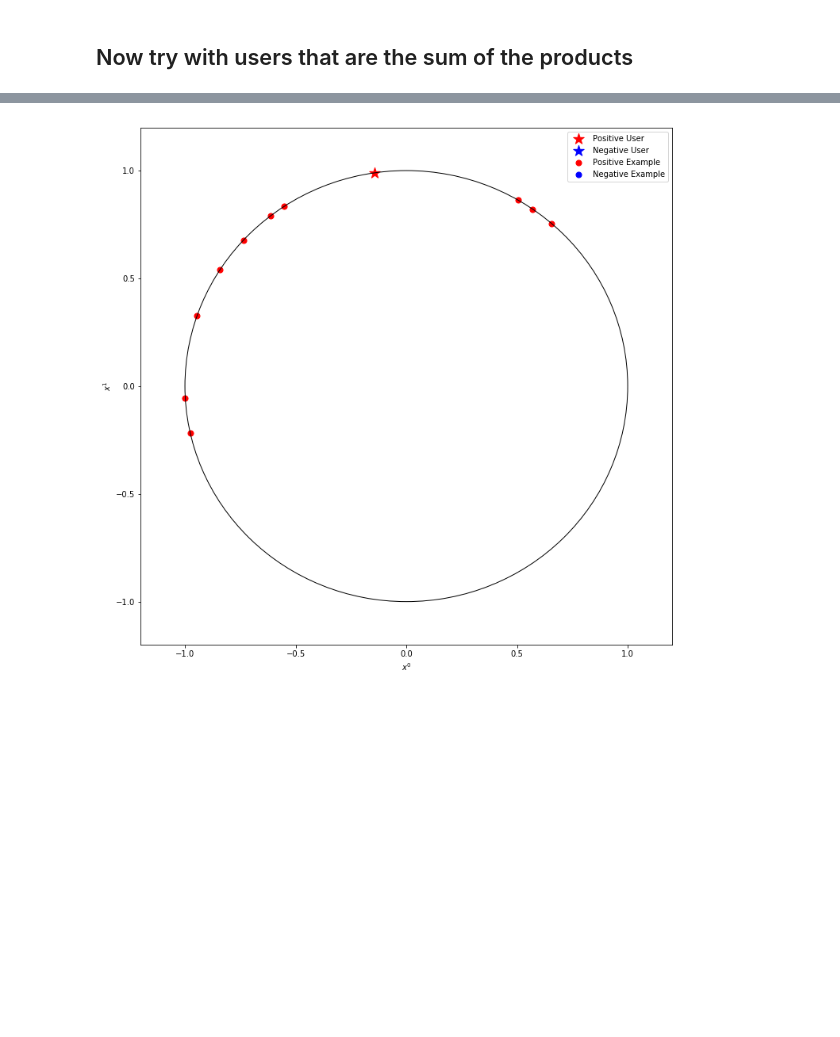
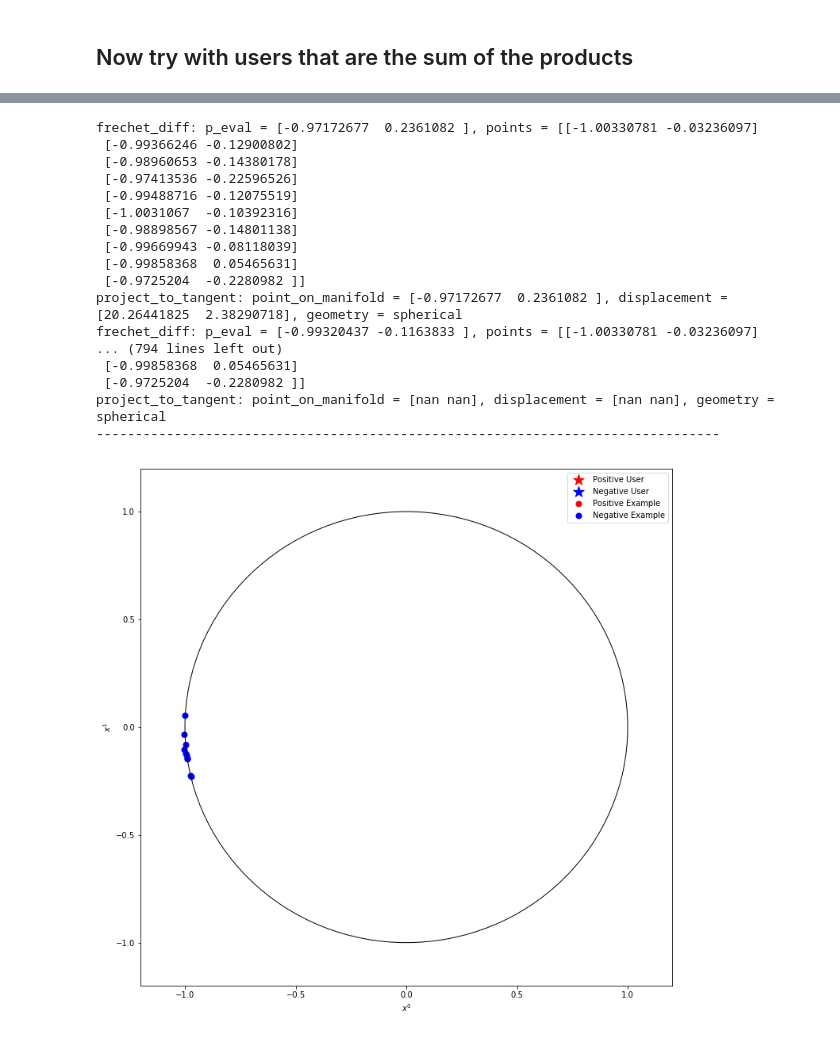
Before and after one commit to DRWardrope/GeometryTests, a Jupyter notebook: WMRB_Test.ipynb, the cells around one changed output, grey strips where cells are left out. Cells and saved outputs as stored; diff of their text form; code cells hidden in the pictures; blank space fills up the shorter version.

```diff
--- a/WMRB_Test.ipynb
+++ b/WMRB_Test.ipynb
@@ -353,5 +368,5 @@ project_to_tangent: point_on_manifold = [nan nan], displacement = [nan nan], geo
 # %%
-np.random.seed(1221)
+np.random.seed(121)
 user_angle = np.random.uniform(-np.pi, np.pi,2)
 pos_angle = np.random.uniform(-np.pi, np.pi,10)
 neg_angle = np.random.uniform(-np.pi, np.pi,10)
@@ -371,6 +386,8 @@ for i in range(2):
                              return_vectors=False,
                         )
 
+
+
 fig = plt.figure(figsize=(12,12))
 ax = plt.gca(xlim=[-1.2, 1.2], ylim=[-1.2,1.2], xlabel="$x^0$", ylabel="$x^1$")
 circle = patches.Circle((0,0), 1., edgecolor="k", fill=False)
@@ -385,29 +402,12 @@ ax.legend()
 bg_cache = fig.canvas.copy_from_bbox(ax.bbox)
 pos_pts = positives
 neg_pts = negatives
-def plot_points(num):
-    for i, pt in enumerate(pos_pts):
-        pos_pts[i] = gradient_descent(
-                                             pt,
-                                             users[0],
-                                             error_differential_eucl,
-                                             geometry="spherical",
-                                             learning_rate=0.2
-                            )
-    pos_scat.set_offsets(pos_pts)
-    for j in range(4):
-        users[0] = gradient_descent(
-                             users[0],
-                             pos_pts,
-                             frechet_diff,
-                             geometry="spherical",
-                             learning_rate=0.2,
-                             return_vectors=False,
-                        )
-    pos_user.set_offsets(users[0])
-    print('-'*80)
-    return pos_scat, pos_user
-#    return updated_pts[num]
+
+def plot_points(num, pos_scat, neg_scat, pos_user, neg_user):
+#    pos_user, pos_scat = update(num, users[0], pos_user, pos_pts, pos_scat, neg_pts)
+    neg_user, neg_scat = update(num, users[1], neg_user, neg_pts, neg_scat, pos_pts)
+    print("-"*80)
+    return pos_scat, neg_scat, pos_user, neg_user
 
 anim = animation.FuncAnimation(fig,
                                plot_points,
@@ -418,9 +418,9 @@ anim = animation.FuncAnimation(fig,
                     #                             geometry="spherical",
                    #                              learning_rate=0.2
                     #            ),
-                           #    fargs=[updated_pts],
+                               fargs=[pos_scat, neg_scat, pos_user, neg_user],
                                interval=1000,
-                               frames=4,
+                               frames=20,
                                blit=False,
                               )
 anim.save('circle_many_frechet2.mp4')
@@ -444,2 +444,19 @@ project_to_tangent: point_on_manifold = [-0.67110061  0.74136629], displacement
 --------------------------------------------------------------------------------
+frechet_diff: p_eval = [-0.97172677  0.2361082 ], points = [[-1.00330781 -0.03236097]
+ [-0.99366246 -0.12900802]
+ [-0.98960653 -0.14380178]
+ [-0.97413536 -0.22596526]
+ [-0.99488716 -0.12075519]
+ [-1.0031067  -0.10392316]
+ [-0.98898567 -0.14801138]
+ [-0.99669943 -0.08118039]
+ [-0.99858368  0.05465631]
+ [-0.9725204  -0.2280982 ]]
+project_to_tangent: point_on_manifold = [-0.97172677  0.2361082 ], displacement = [20.26441825  2.38290718], geometry = spherical
+frechet_diff: p_eval = [-0.99320437 -0.1163833 ], points = [[-1.00330781 -0.03236097]
+... (794 lines left out)
+ [-0.99858368  0.05465631]
+ [-0.9725204  -0.2280982 ]]
+project_to_tangent: point_on_manifold = [nan nan], displacement = [nan nan], geometry = spherical
+--------------------------------------------------------------------------------
-[figure, old version]
+[figure, new version]
```
Also changed, not shown: parts of 4 cells of this notebook, 4 other files.
